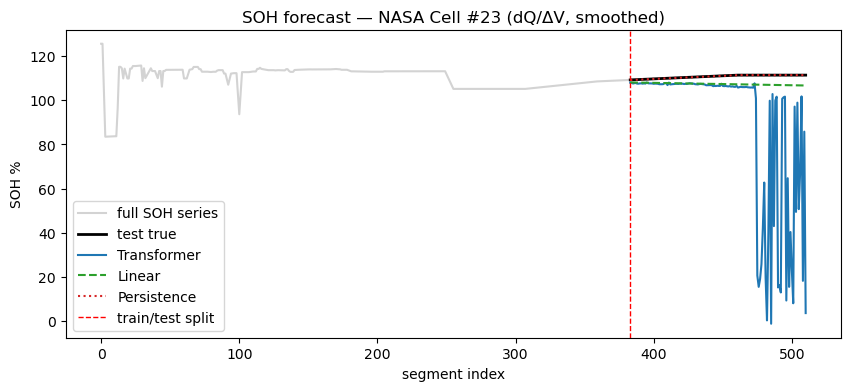
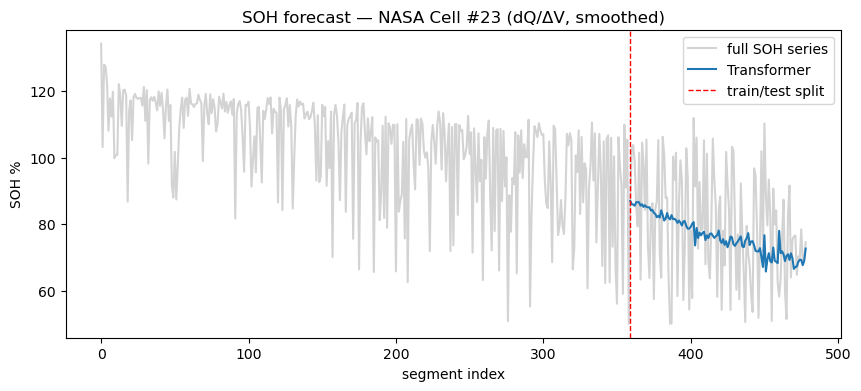
Code edit (unified diff) that turned the first committed figure into the second:
--- before
+++ after
@@ -1,8 +1,8 @@
 plt.figure(figsize=(10, 4))
 plt.plot(cycles["cycle_idx"], cycles["soh_pct"], color="lightgray", label="full SOH series")
-plt.plot(test_cycle_idx, y_test,    "k",     lw=2, label="test true")
+# plt.plot(test_cycle_idx, y_test,    "k",     lw=2, label="test true")
 plt.plot(test_cycle_idx, y_pred,    "C0",    label="Transformer")
-plt.plot(test_cycle_idx, y_linear,  "C2--",  label="Linear")
-plt.plot(test_cycle_idx, y_persist, "C3:",   label="Persistence")
+# plt.plot(test_cycle_idx, y_linear,  "C2--",  label="Linear")
+# plt.plot(test_cycle_idx, y_persist, "C3:",   label="Persistence")
 plt.axvline(split, color="red", ls="--", lw=1, label="train/test split")
 plt.xlabel("segment index"); plt.ylabel("SOH %")

Commit: updated notebook